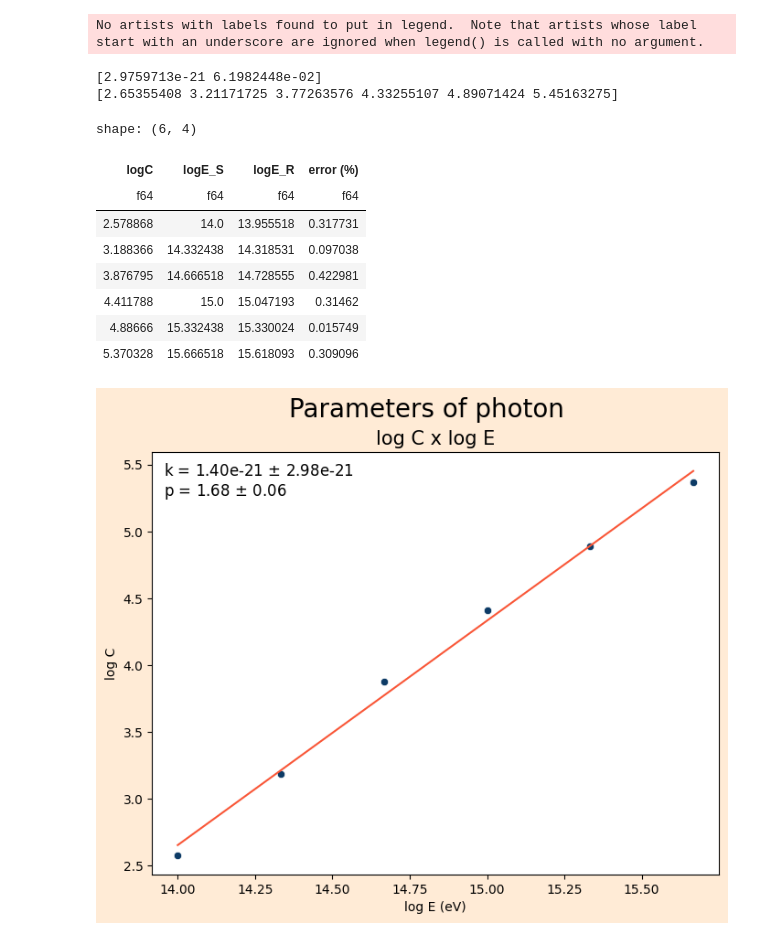
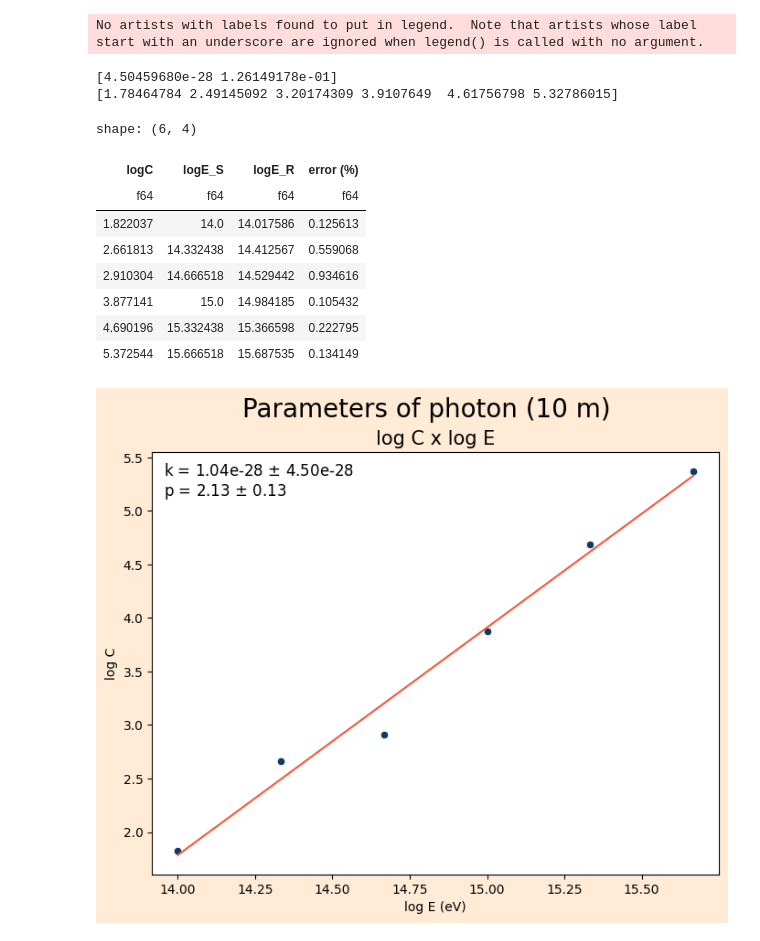
Before and after one commit to lucas-orfei/mestrado, a Jupyter notebook: parameters_10m.ipynb, the cells around one changed output. Drawn from its saved outputs; the diff is of its cells as text; code cells hidden in the pictures.

```diff
--- a/parameters_10m.ipynb
+++ b/parameters_10m.ipynb
@@ -64,7 +65,7 @@ Text(0, 0.5, 'log r0')
 # %%
 # Fit do fóton
 
-C = [379.2,1543,7530,2.581E04,7.703E04,2.346E05]
+C = [66.38,459,813.4,7536,4.9E4,2.358E5]
 E = [1E14, 2.15E14, 4.64E14,1E15,2.15E15,4.64E15]
 
 logC = np.log10(C)
@@ -72,7 +73,7 @@ logE = np.log10(E)
 
 
 fig, ax = plt.subplots(figsize = (8, 6), facecolor = '#FFEBD6')
-fig.suptitle('Parameters of photon', size = 20)
+fig.suptitle('Parameters of photon (10 m)', size = 20)
 #fig.tight_layout()
 
 
@@ -97,42 +98,42 @@ print(power(E,*coefficients))
 
 ax.plot(logE, power(E,*coefficients), color = '#F95738')
 sns.scatterplot(x = logE, y = logC, color = '#0D3B66', ax = ax)
 
 ax.legend(title = 'k = {:.2e} $\pm$ {:.2e}\np = {:.2f} $\pm$ {:.2f}'
           .format(coefficients[0],inc[0],coefficients[1],inc[1]),
           title_fontsize = 12,facecolor = 'white', frameon = False)
 
 
 logE_0_array = ((np.log10(C/coefficients[0]))/coefficients[1])
 
 logE_0 = logE_0_array.tolist()
 
 data = {
     'logC':logC,
     'logE_S':logE,
     'logE_R':logE_0
 }
 
 df = pl.DataFrame(data)
 
 df = df.with_columns(
         abs((((pl.col('logE_R')-pl.col('logE_S'))/pl.col('logE_S'))*100)).alias('error (%)')
 )
 df
 # %% [output]
 No artists with labels found to put in legend.  Note that artists whose label start with an underscore are ignored when legend() is called with no argument.
-[2.9759713e-21 6.1982448e-02]
-[2.65355408 3.21171725 3.77263576 4.33255107 4.89071424 5.45163275]
+[4.50459680e-28 1.26149178e-01]
+[1.78464784 2.49145092 3.20174309 3.9107649  4.61756798 5.32786015]
 shape: (6, 4)
 | logC | logE_S | logE_R | error (%) |
 | f64 | f64 | f64 | f64 |
-| 2.578868 | 14.0 | 13.955518 | 0.317731 |
-| 3.188366 | 14.332438 | 14.318531 | 0.097038 |
-| 3.876795 | 14.666518 | 14.728555 | 0.422981 |
-| 4.411788 | 15.0 | 15.047193 | 0.31462 |
-| 4.88666 | 15.332438 | 15.330024 | 0.015749 |
-| 5.370328 | 15.666518 | 15.618093 | 0.309096 |
+| 1.822037 | 14.0 | 14.017586 | 0.125613 |
+| 2.661813 | 14.332438 | 14.412567 | 0.559068 |
+| 2.910304 | 14.666518 | 14.529442 | 0.934616 |
+| 3.877141 | 15.0 | 14.984185 | 0.105432 |
+| 4.690196 | 15.332438 | 15.366598 | 0.222795 |
+| 5.372544 | 15.666518 | 15.687535 | 0.134149 |
-[figure, old version]
+[figure, new version]
 # %%
 # Próton
 
```
Also changed, not shown: parts of 11 cells of this notebook.
